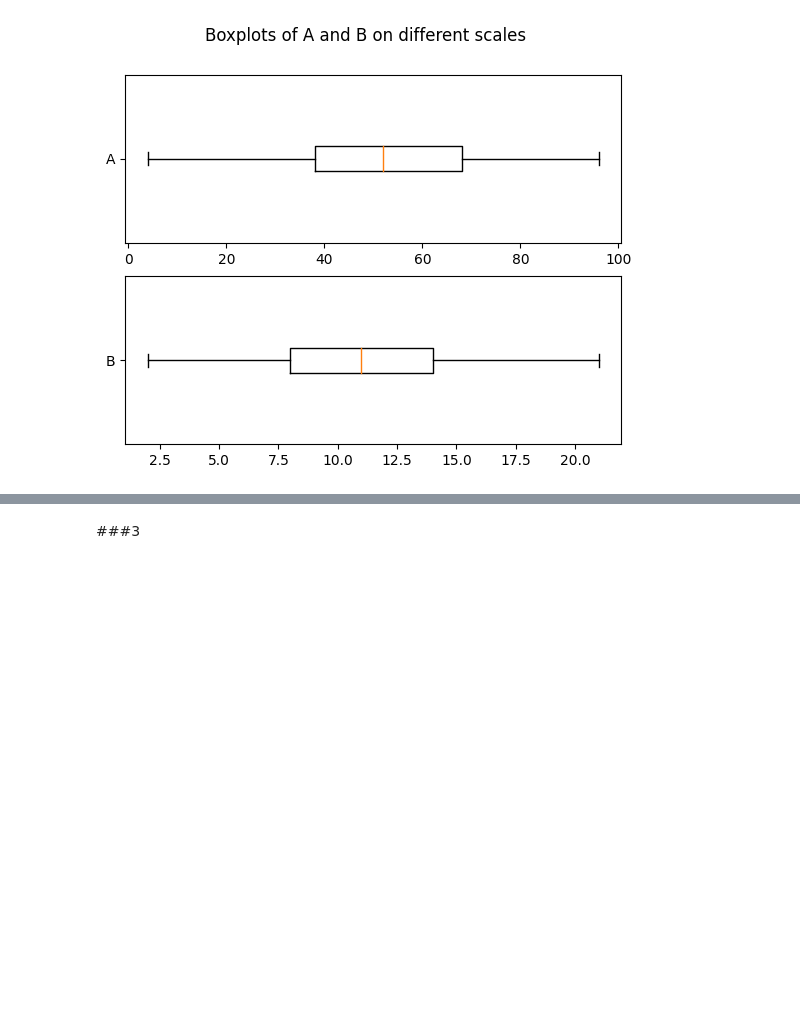
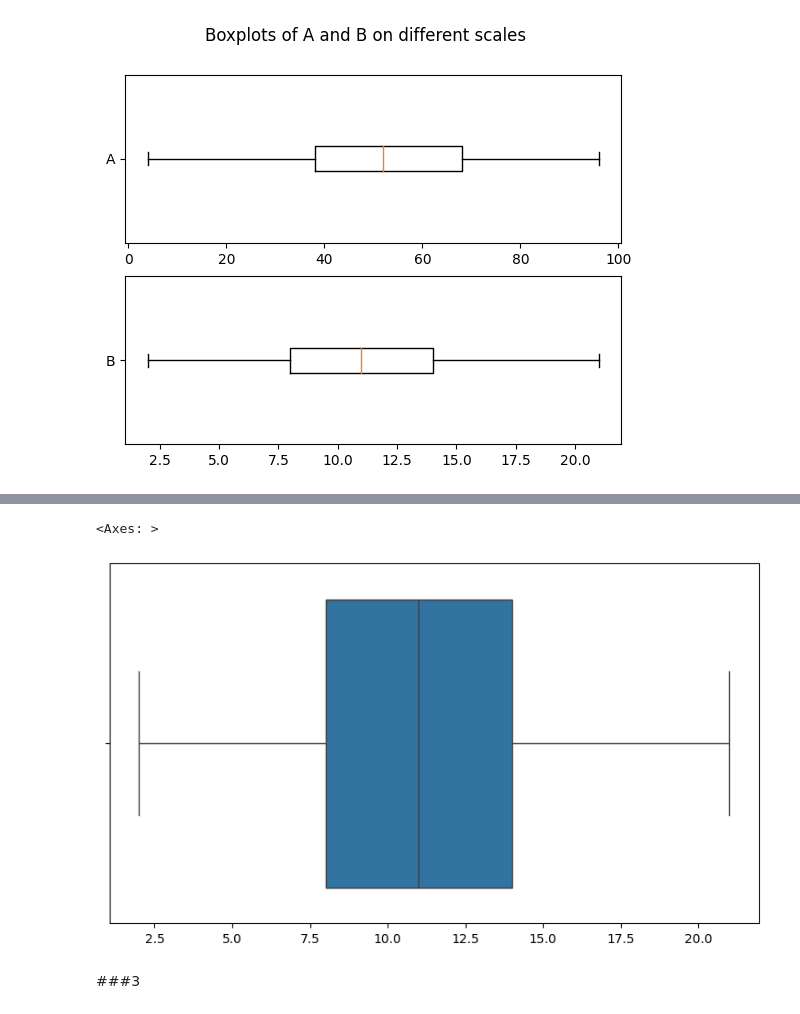
Before and after one commit to garfield-gray/DataMining, a Jupyter notebook: Data_Exploration_&_Visualization.ipynb, the cells around one changed output, grey strips where cells are left out. Drawn from its saved outputs; the diff is of its cells as text; code cells hidden in the pictures; blank space fills up the shorter version.

```diff
--- a/Data_Exploration_&_Visualization.ipynb
+++ b/Data_Exploration_&_Visualization.ipynb
@@ -74,3 +79,8 @@ plt.show()
+# %%
+sns.boxplot(x=B)
+# %% [output]
+<Axes: >
+[figure, added]
 # %% [markdown]
 ###3
 # %%
```
Also changed, not shown: parts of 10 cells of this notebook.
